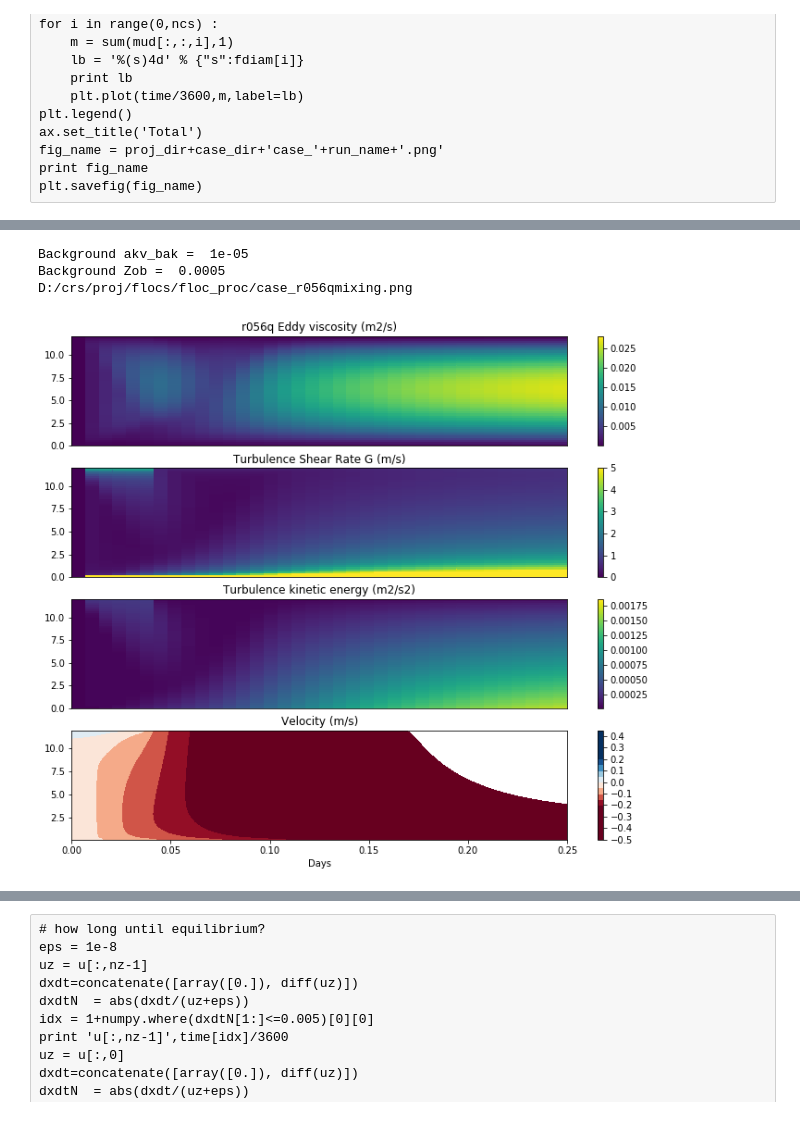
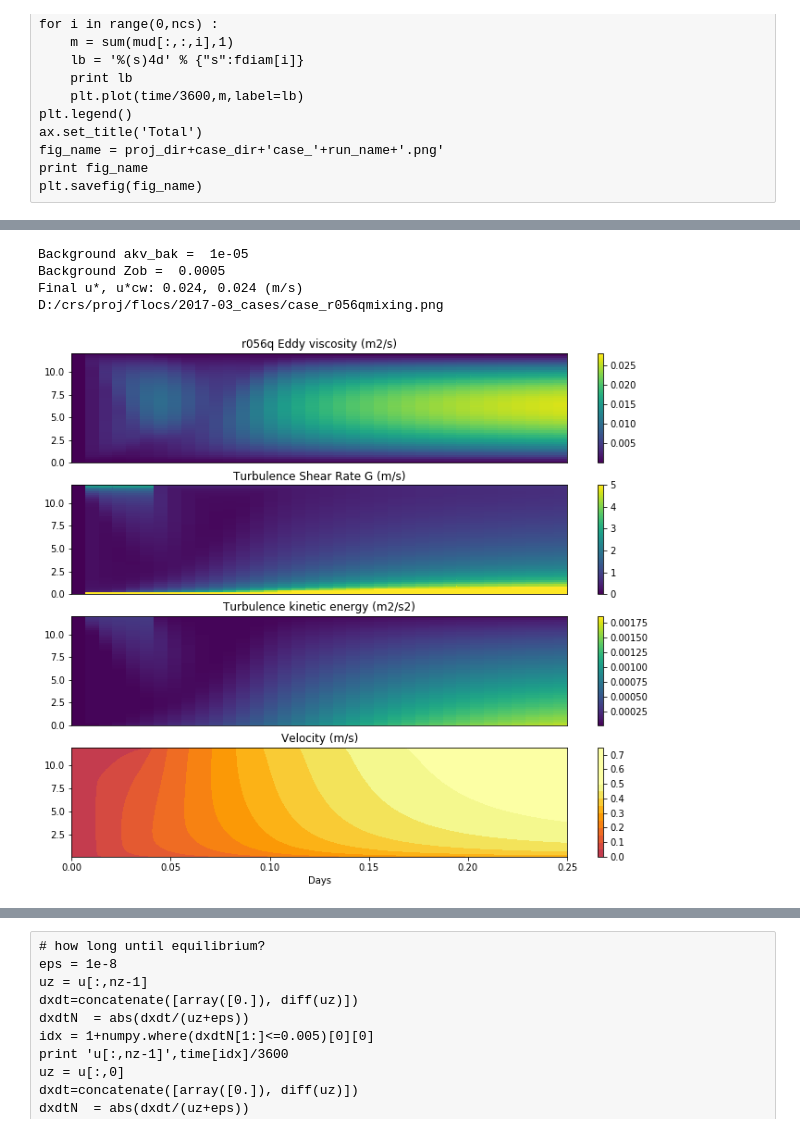
Before and after one commit to csherwood-usgs/cohesive_paper, a Jupyter notebook: plot_steady_flocs.ipynb, the cells around one changed output, grey strips where cells are left out. Drawn from its saved outputs; the diff is of its cells as text; code cells hidden in the pictures.

```diff
--- a/plot_steady_flocs.ipynb
+++ b/plot_steady_flocs.ipynb
@@ -445,29 +496,6 @@ exp3 = -1.0/gls_n
 diss = gls_cmu0**exp1*tke**exp2*gls**exp3
 Gval=sqrt(diss/nueau)
 print 'Background akv_bak = ',akv_bak
-
-#tidx = -1       # just get the final time step, for now.
-# read a 3D temperature field at specified time step
-#temp = nc.variables['temp'][tidx, :, :, :]
-u = nc.variables['u'][:, :, 3, 4]
-#v = nc.variables['v'][tidx, :, :, :]
-
-# read a 2D water level (height of ocean surface) at all time steps
-#eta = nc.variables['zeta'][:, 3, 4]
-# read bottom roughness zoN
-zob = nc.variables['Zob'][:]
-print 'Background Zob = ',zob
-zoa = nc.variables['Zo_app'][:, 3, 4]
-if max(zoa) <= 1.e-6 :
-    print 'Max zoa = ',max(zoa)
-    print 'Replacing with ',zob
-    zoa = zob*np.ones_like(zoa)
-bustr = nc.variables['bustr'][:, 3, 4]
-try:
-    bustrcwmax = nc.variables['bustrcwmax'][:, 3, 4]
-except :
-    print 'bustrcwmax not available, replacing with bustr'
-    bustrcwmax = bustr
 
 #bvstr = nc.variables['bvstr'][:, 3, 4]
 ubar = nc.variables['ubar'][:, 3, 4]
@@ -483,41 +511,39 @@ plt.title(run_name+' Eddy viscosity (m2/s)')
 plt.colorbar()
 
 ax=fig.add_subplot(4,1,2)
 #pcolormesh(tw2d/3600.,zw2d,log10(diss+1.e-8))
 #plt.colorbar()
 #plt.title('log10[ Dissipation rate (m2/s3) ]')
 pcolormesh(tw2d/(3600.*24.),zw2d,Gval,vmin=0.,vmax=5.)
 plt.xlim(tax)
 ax.get_xaxis().set_ticks([])
 plt.colorbar()
 plt.title('Turbulence Shear Rate G (m/s)')
 
 ax=fig.add_subplot(4,1,3)
 pcolormesh(tw2d/(3600.*24.),zw2d,(tke))
 plt.xlim(tax)
 ax.get_xaxis().set_ticks([])
 plt.title('Turbulence kinetic energy (m2/s2)')
 plt.colorbar()
 
 ax=fig.add_subplot(4,1,4)
-cmap = plt.get_cmap('Reds')
-cmap = plt.get_cmap('RdBu')
-#pcolormesh(t2d/3600.,z2d,abs(u),cmap=cmap)
-#plt.colorbar()
-V = arange(-.5,.5,0.05)
-plt.contourf(t2d/(3600.*24.),z2d,u,V,cmap=cmap,vmin=-.20,vmax=.20)
+cmap = plt.get_cmap('inferno')
+V = arange(0,.8,0.05)
+plt.contourf(t2d/(3600.*24.),z2d,abs(u),V,cmap=cmap,vmin=-.50,vmax=.50)
 plt.xlim(tax)
 plt.colorbar()
 plt.xlabel('Days')
 plt.title('Velocity (m/s)')
 fig_name = proj_dir+case_dir+'case_'+run_name+'mixing.png'
 print fig_name
 plt.savefig(fig_name)
 # %% [output]
 Background akv_bak =  1e-05
 Background Zob =  0.0005
-D:/crs/proj/flocs/floc_proc/case_r056qmixing.png
+Final u*, u*cw: 0.024, 0.024 (m/s)
+D:/crs/proj/flocs/2017-03_cases/case_r056qmixing.png
-[figure, old version]
+[figure, new version]
 # %%
 fig = plt.figure(figsize=(10,8))
 ax=fig.add_subplot(3,1,1)
```
Also changed, not shown: parts of 9 cells of this notebook, 1 other file.
